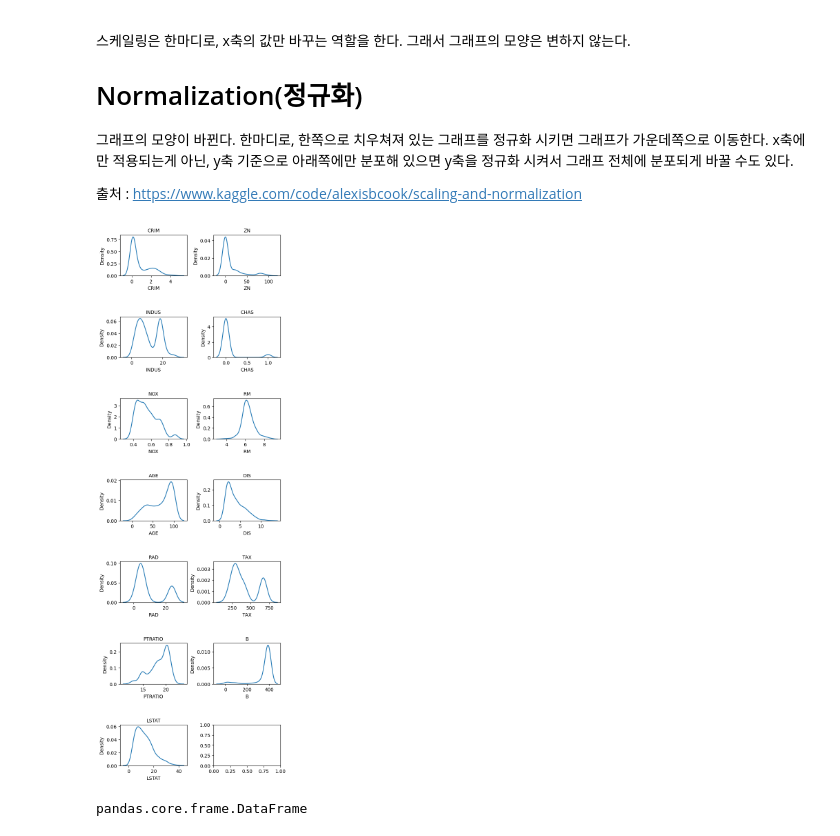
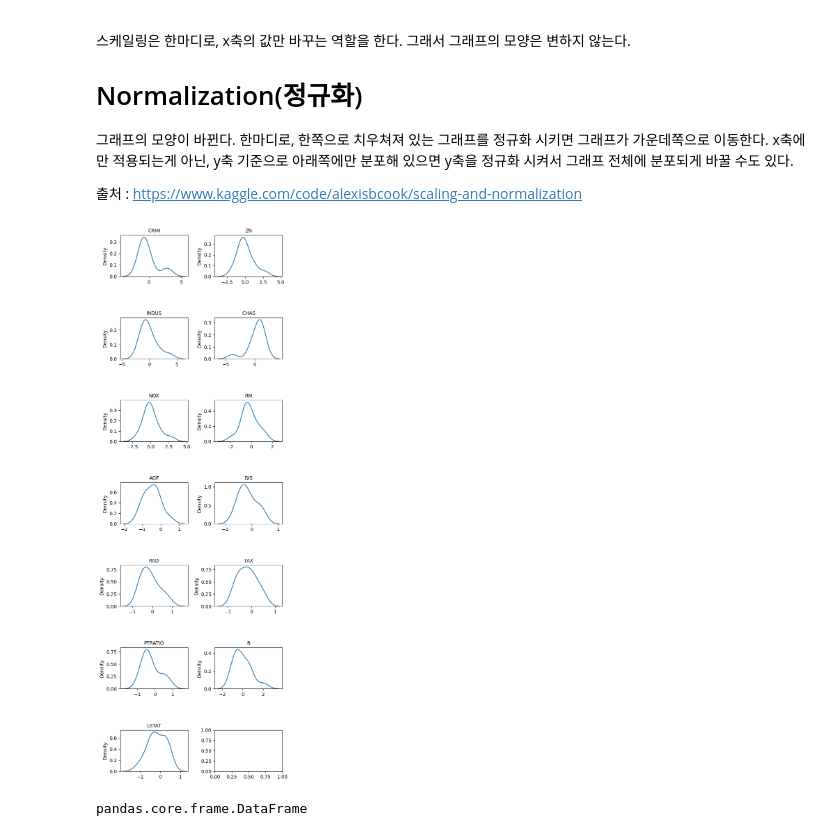
Before and after one commit to jhkang0516/Mogakso, a Jupyter notebook: 최종_집값_예측_데이콘.ipynb, the cells around one changed output. Saved outputs shown, nothing was run; the diff lists cells and outputs as text; code cells hidden in the pictures.

```diff
--- a/최종_집값_예측_데이콘.ipynb
+++ b/최종_집값_예측_데이콘.ipynb
@@ -135,23 +137,28 @@ for row in range(7):
 그래프의 모양이 바뀐다. 한마디로, 한쪽으로 치우쳐져 있는 그래프를 정규화 시키면 그래프가 가운데쪽으로 이동한다. x축에만 적용되는게 아닌, y축 기준으로 아래쪽에만 분포해 있으면 y축을 정규화 시켜서 그래프 전체에 분포되게 바꿀 수도 있다.
 
 출처 : https://www.kaggle.com/code/alexisbcook/scaling-and-normalization
+# %%
+# # Standardize the data
+scaler = StandardScaler()
+X_train = scaler.fit_transform(X)
+X_test = scaler.transform(test_data)
 # %%
   data['CRIM'] = np.log1p(data['CRIM'])
 # %%
 fig, ax = plt.subplots(7, 2, figsize=(6, 20))   # 가로스크롤 때문에 그래프 확인이 불편하다면 figsize의 x값을 조절해 보세요.
 plt.subplots_adjust(wspace=0.4, hspace=1)
 # id 변수(count==0인 경우)는 제외하고 분포를 확인
 count = 0
-columns = data.columns
+columns = X.columns
 for row in range(7):
     for col in range(2):
-        sns.kdeplot(data=data[columns[count]], ax=ax[row][col])
+        sns.kdeplot(data=X_train[count], ax=ax[row][col])
         ax[row][col].set_title(columns[count], fontsize=10)
         count += 1
         if count == 13 :
             break
 # %% [output]
-[figure, old version]
+[figure, new version]
 # %%
 type(data)
 # %% [output]
```
Also changed, not shown: parts of 11 cells of this notebook.
